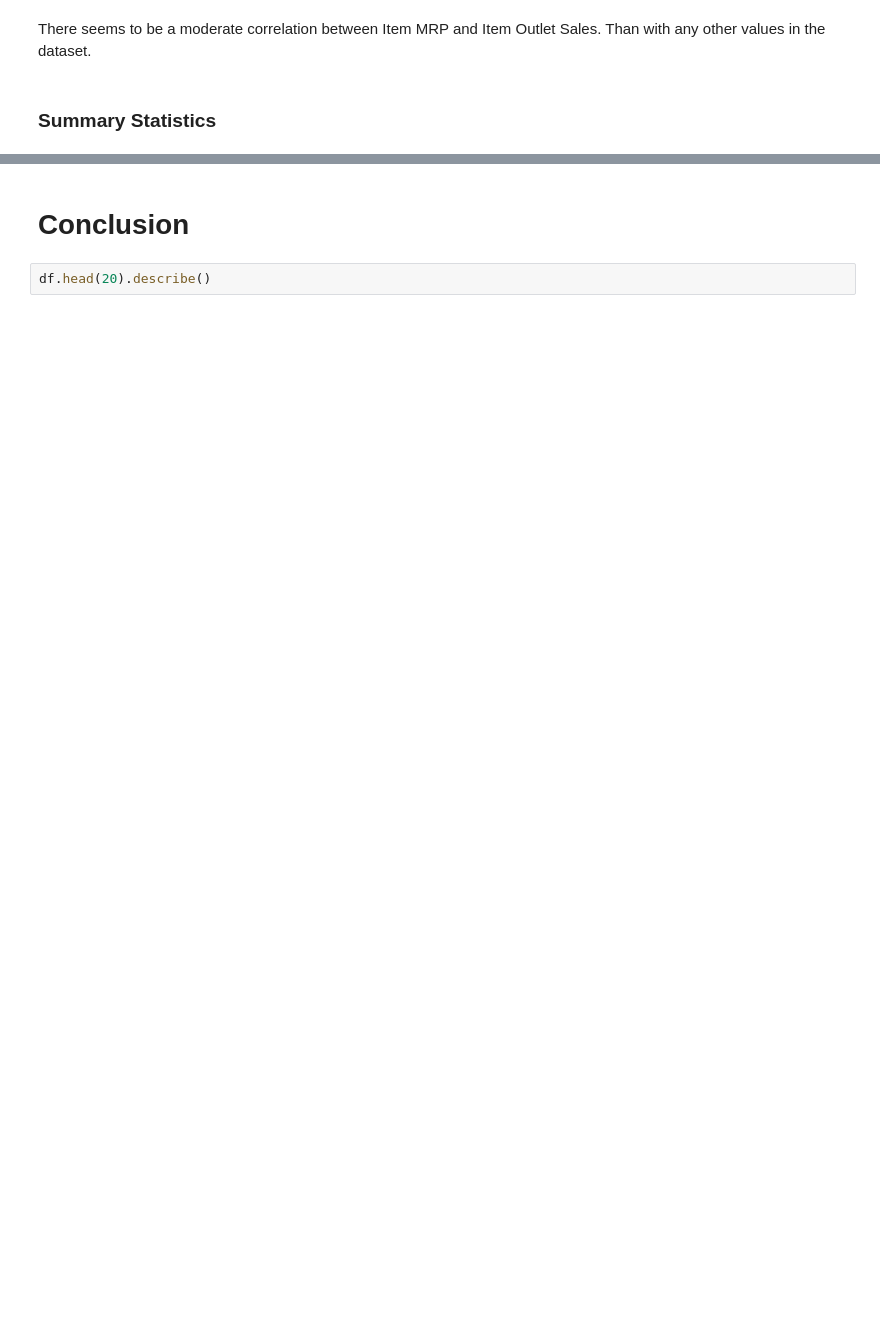
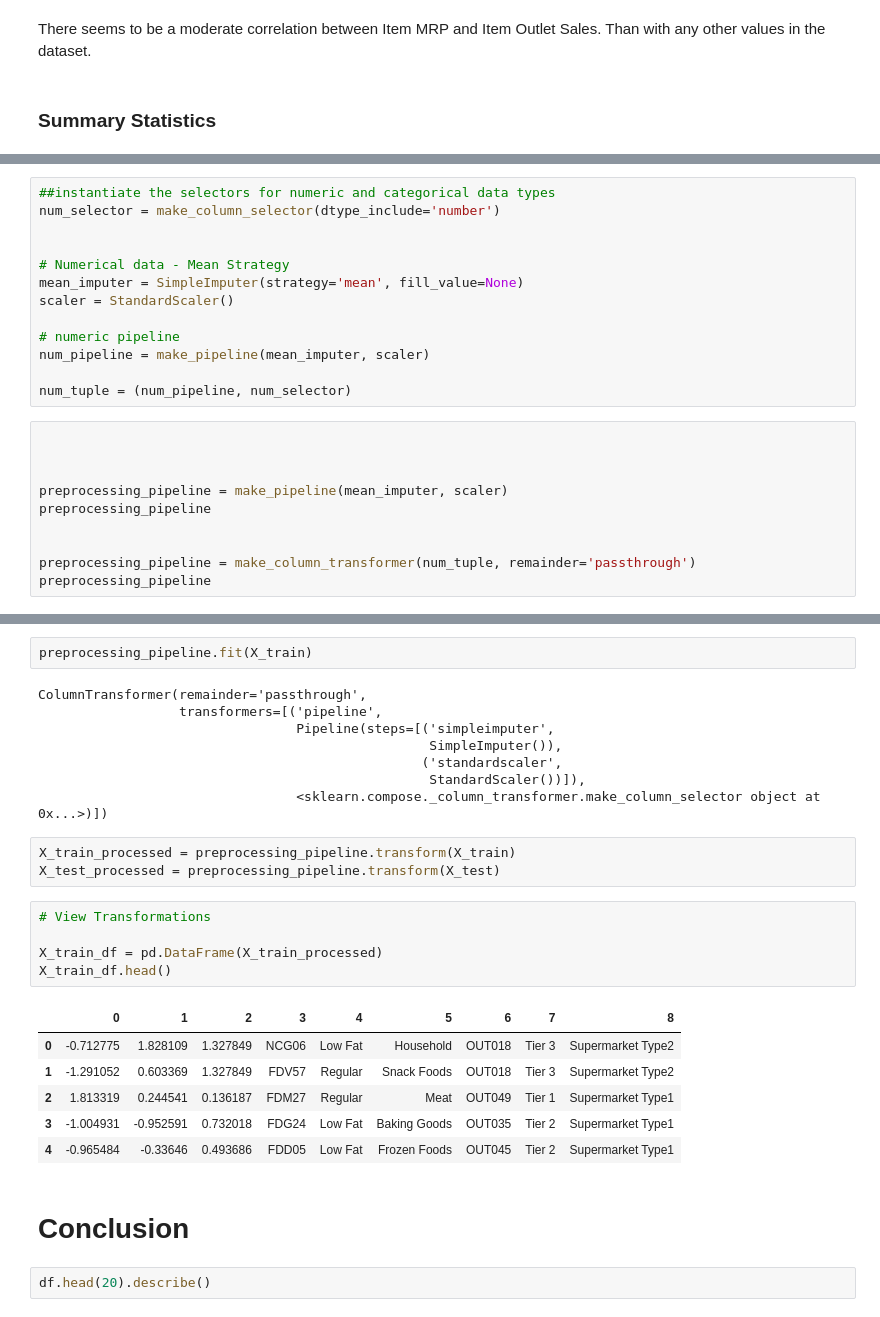
Before and after one commit to jeangarcia77/sales-predictions, a Jupyter notebook: Food_Sales_Predictions.ipynb, the cells around one changed output, grey strips where cells are left out. Saved outputs shown, nothing was run; the diff lists cells and outputs as text; blank space fills up the shorter version.

```diff
--- a/Food_Sales_Predictions.ipynb
+++ b/Food_Sales_Predictions.ipynb
@@ -338,0 +365,23 @@ df.agg(
+# %%
+##instantiate the selectors for numeric and categorical data types
+num_selector = make_column_selector(dtype_include='number')
+
+
+# Numerical data - Mean Strategy
+mean_imputer = SimpleImputer(strategy='mean', fill_value=None)
+scaler = StandardScaler()
+
+# numeric pipeline
+num_pipeline = make_pipeline(mean_imputer, scaler)
+
+num_tuple = (num_pipeline, num_selector)
+# %%
+
+
+
+preprocessing_pipeline = make_pipeline(mean_imputer, scaler)
+preprocessing_pipeline
+
+
+preprocessing_pipeline = make_column_transformer(num_tuple, remainder='passthrough')
+preprocessing_pipeline
@@ -339,3 +396,28 @@ df.agg(
+# %%
+preprocessing_pipeline.fit(X_train)
+# %% [output]
+ColumnTransformer(remainder='passthrough',
+                  transformers=[('pipeline',
+                                 Pipeline(steps=[('simpleimputer',
+                                                  SimpleImputer()),
+                                                 ('standardscaler',
+                                                  StandardScaler())]),
+                                 <sklearn.compose._column_transformer.make_column_selector object at 0x...>)])
+# %%
+X_train_processed = preprocessing_pipeline.transform(X_train)
+X_test_processed = preprocessing_pipeline.transform(X_test)
+# %%
+# View Transformations
+
+X_train_df = pd.DataFrame(X_train_processed)
+X_train_df.head()
+# %% [output]
+|  | 0 | 1 | 2 | 3 | 4 | 5 | 6 | 7 | 8 |
+| 0 | -0.712775 | 1.828109 | 1.327849 | NCG06 | Low Fat | Household | OUT018 | Tier 3 | Supermarket Type2 |
+| 1 | -1.291052 | 0.603369 | 1.327849 | FDV57 | Regular | Snack Foods | OUT018 | Tier 3 | Supermarket Type2 |
+| 2 | 1.813319 | 0.244541 | 0.136187 | FDM27 | Regular | Meat | OUT049 | Tier 1 | Supermarket Type1 |
+| 3 | -1.004931 | -0.952591 | 0.732018 | FDG24 | Low Fat | Baking Goods | OUT035 | Tier 2 | Supermarket Type1 |
+| 4 | -0.965484 | -0.33646 | 0.493686 | FDD05 | Low Fat | Frozen Foods | OUT045 | Tier 2 | Supermarket Type1 |
 # %% [markdown]
 # **Conclusion**
 # %%
```
Also changed, not shown: parts of 20 cells of this notebook.
